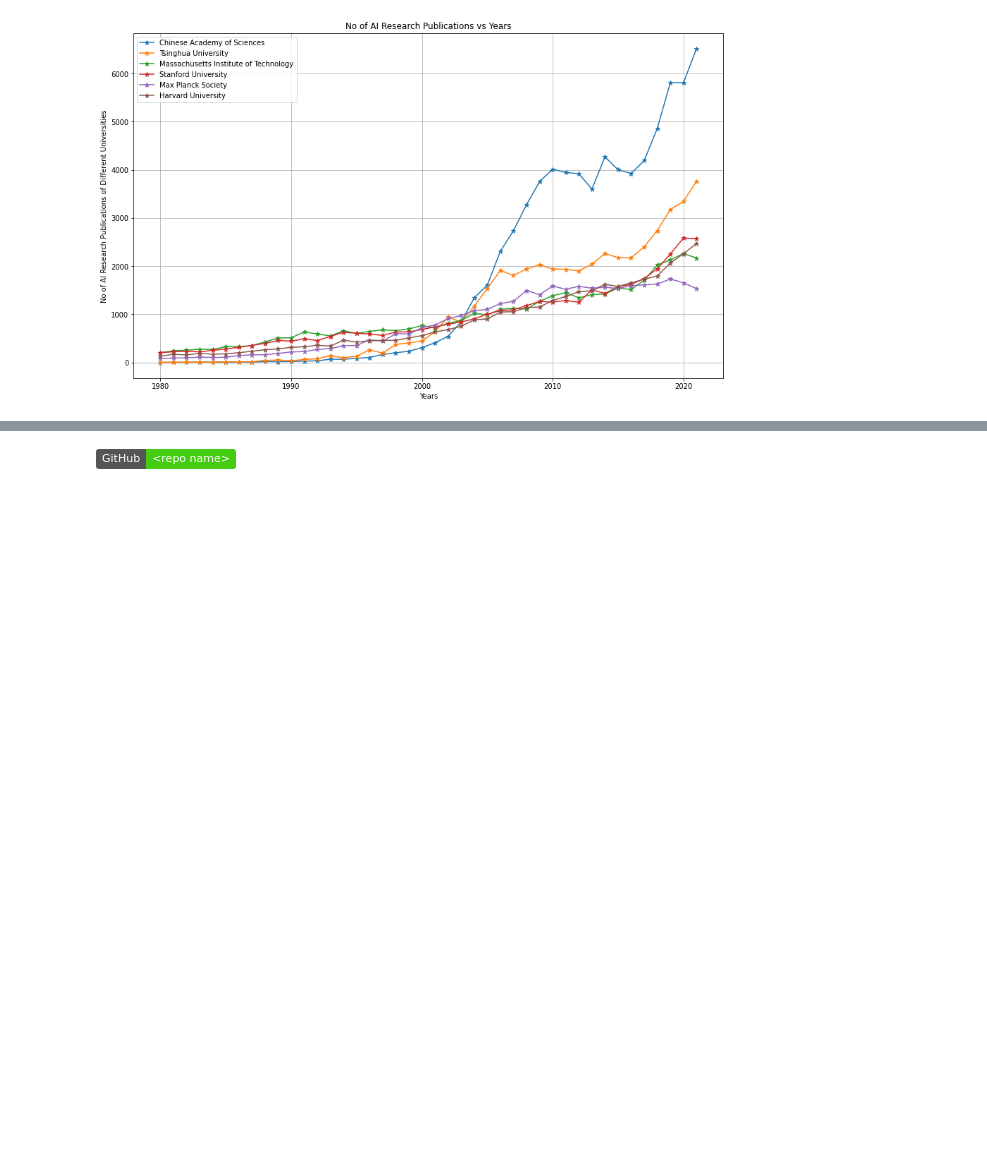
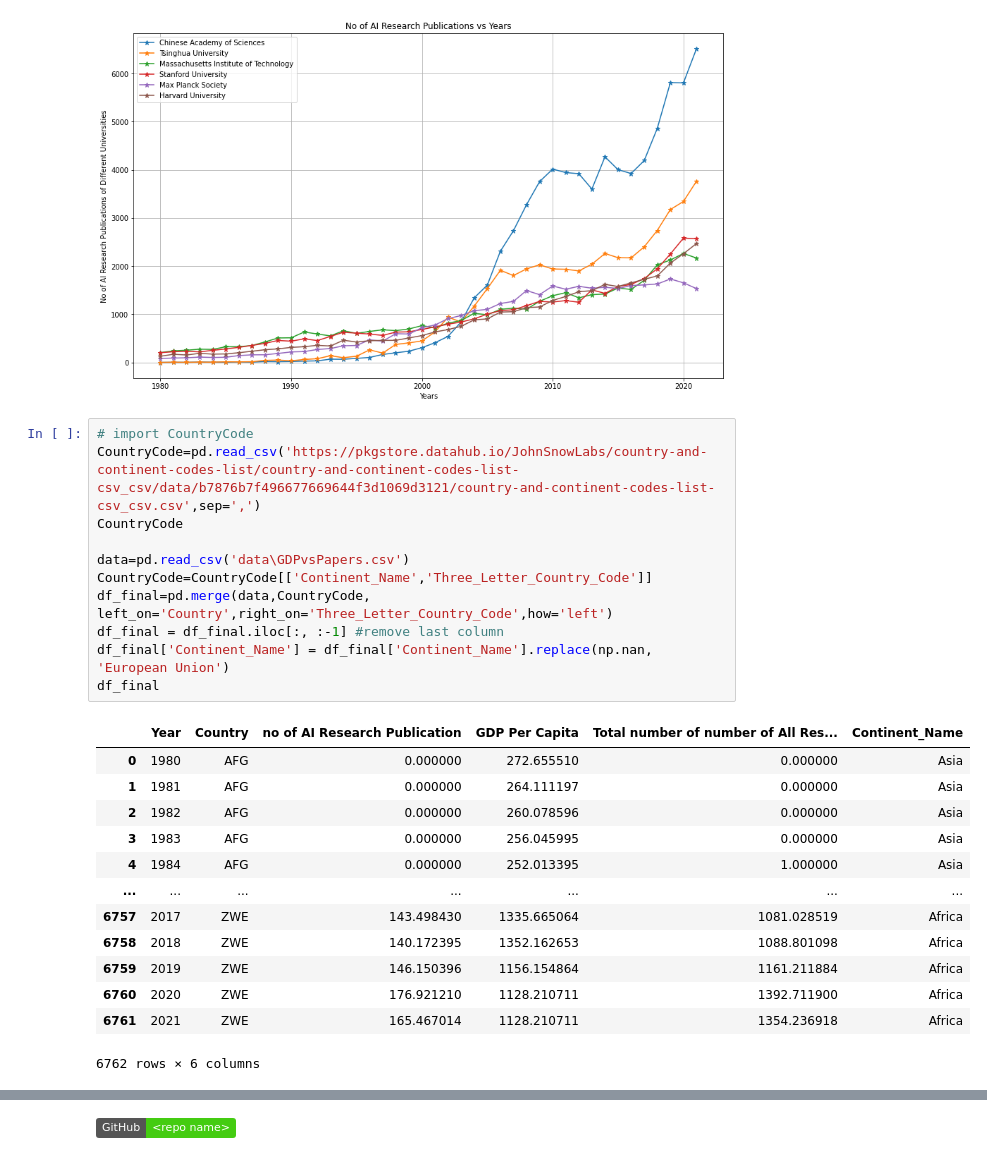
Before and after one commit to CS328-Spring-2022/writing-assignment-shridhar_likhita_paras, a Jupyter notebook: _notebooks/index.ipynb, the cells around one changed output, grey strips where cells are left out. Saved outputs shown, nothing was run; the diff lists cells and outputs as text; badges without logos; blank space fills up the shorter version.

```diff
--- a/_notebooks/index.ipynb
+++ b/_notebooks/index.ipynb
@@ -137,3 +137,28 @@ plt.legend()
 plt.show()
 # %% [output]
 [figure]
+# %%
+# import CountryCode
+CountryCode=pd.read_csv('https://pkgstore.datahub.io/JohnSnowLabs/country-and-continent-codes-list/country-and-continent-codes-list-csv_csv/data/b7876b7f496677669644f3d1069d3121/country-and-continent-codes-list-csv_csv.csv',sep=',')
+CountryCode
+
+data=pd.read_csv('data\GDPvsPapers.csv')
+CountryCode=CountryCode[['Continent_Name','Three_Letter_Country_Code']]
+df_final=pd.merge(data,CountryCode, left_on='Country',right_on='Three_Letter_Country_Code',how='left')
+df_final = df_final.iloc[:, :-1] #remove last column
+df_final['Continent_Name'] = df_final['Continent_Name'].replace(np.nan, 'European Union')
+df_final
+# %% [output]
+|  | Year | Country | no of AI Research Publication | GDP Per Capita | Total number of number of All Res... | Continent_Name |
+| 0 | 1980 | AFG | 0.000000 | 272.655510 | 0.000000 | Asia |
+| 1 | 1981 | AFG | 0.000000 | 264.111197 | 0.000000 | Asia |
+| 2 | 1982 | AFG | 0.000000 | 260.078596 | 0.000000 | Asia |
+| 3 | 1983 | AFG | 0.000000 | 256.045995 | 0.000000 | Asia |
+| 4 | 1984 | AFG | 0.000000 | 252.013395 | 1.000000 | Asia |
+| ... | ... | ... | ... | ... | ... | ... |
+| 6757 | 2017 | ZWE | 143.498430 | 1335.665064 | 1081.028519 | Africa |
+| 6758 | 2018 | ZWE | 140.172395 | 1352.162653 | 1088.801098 | Africa |
+| 6759 | 2019 | ZWE | 146.150396 | 1156.154864 | 1161.211884 | Africa |
+| 6760 | 2020 | ZWE | 176.921210 | 1128.210711 | 1392.711900 | Africa |
+| 6761 | 2021 | ZWE | 165.467014 | 1128.210711 | 1354.236918 | Africa |
+6762 rows × 6 columns
```
Also changed, not shown: parts of 2 cells of this notebook, 1 other file.
